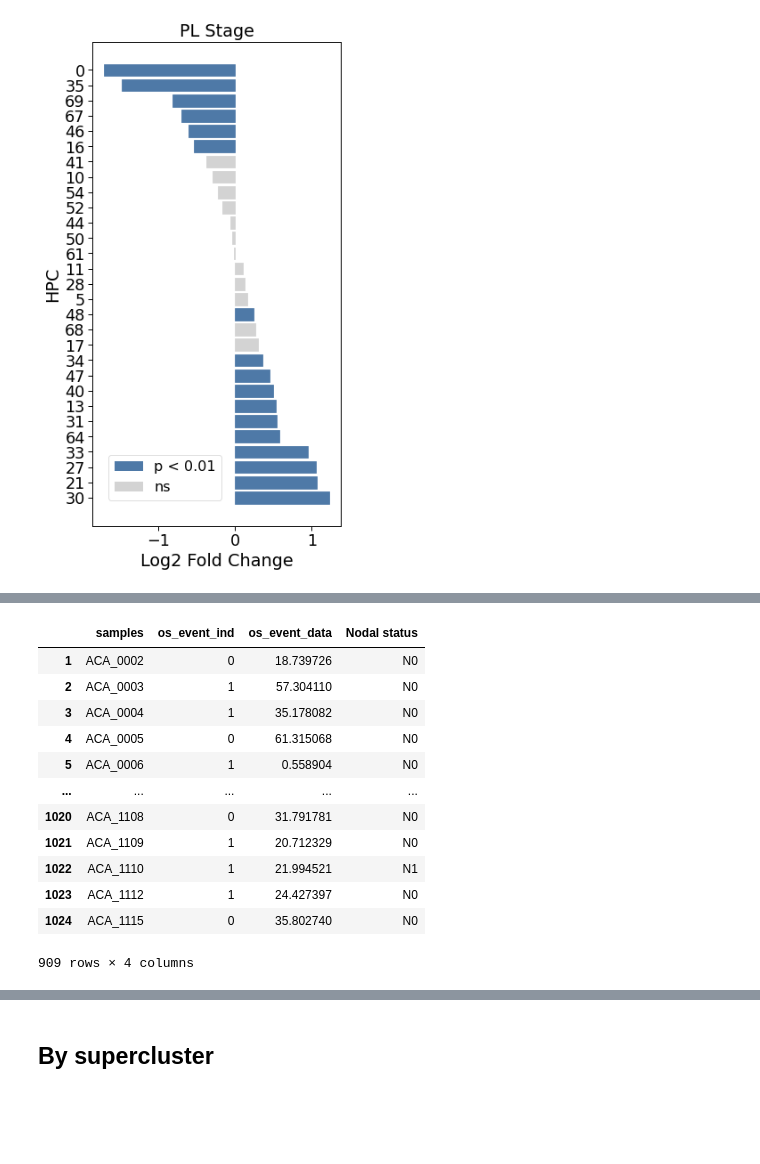
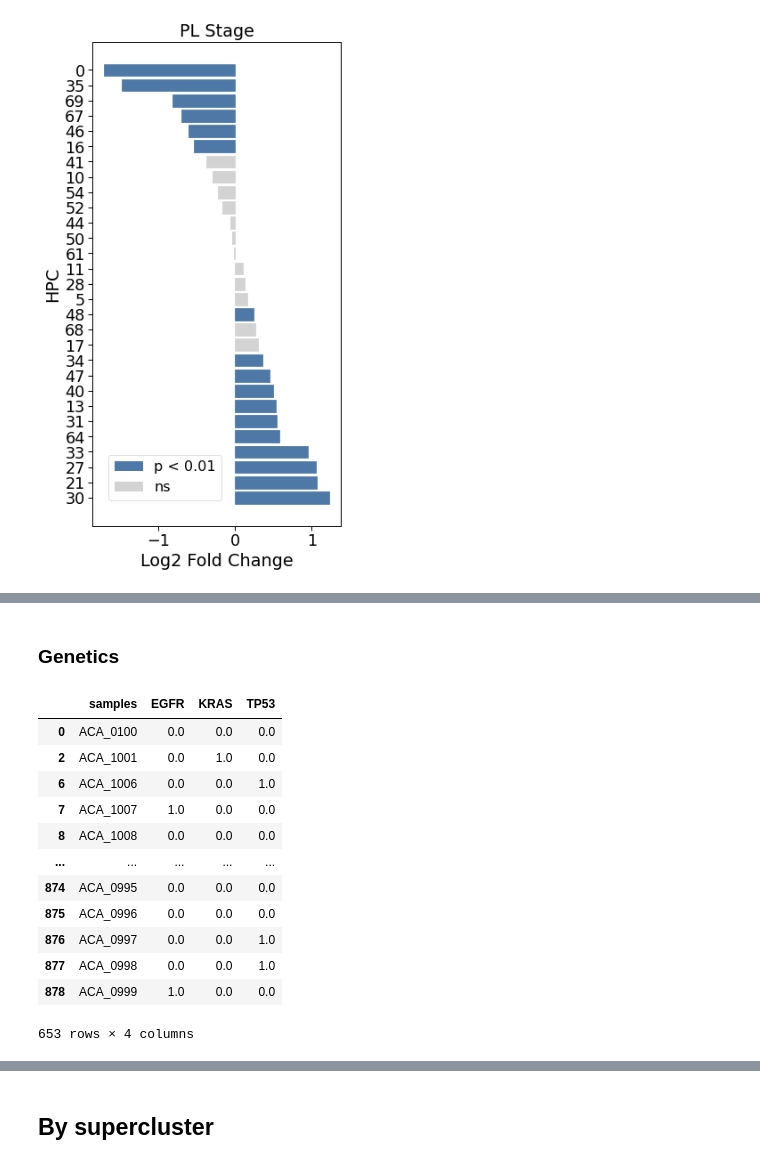
Before and after one commit to K-Rakovic/HPL-LATTICeA, a Jupyter notebook: analysis/clinical-and-survival/clinical/clinical_associations.ipynb, the cells around one changed output, grey strips where cells are left out. Saved outputs shown, nothing was run; the diff lists cells and outputs as text; code cells hidden in the pictures; blank space fills up the shorter version.

```diff
--- a/analysis/clinical-and-survival/clinical/clinical_associations.ipynb
+++ b/analysis/clinical-and-survival/clinical/clinical_associations.ipynb
@@ -359,17 +323,19 @@ array(['index', 'sample_ID', 'Originator', 'Checked', 'Pathology Number',
-# %%
-nodal_df = clinpath_mo[clinpath_mo['Nodal status'].isin(['N0', 'N1', 'N2'])][['samples', 'os_event_ind', 'os_event_data', 'Nodal status']]
-nodal_df
-# %% [output]
-|  | samples | os_event_ind | os_event_data | Nodal status |
-| 1 | ACA_0002 | 0 | 18.739726 | N0 |
-| 2 | ACA_0003 | 1 | 57.304110 | N0 |
-| 3 | ACA_0004 | 1 | 35.178082 | N0 |
-| 4 | ACA_0005 | 0 | 61.315068 | N0 |
-| 5 | ACA_0006 | 1 | 0.558904 | N0 |
-| ... | ... | ... | ... | ... |
-| 1020 | ACA_1108 | 0 | 31.791781 | N0 |
-| 1021 | ACA_1109 | 1 | 20.712329 | N0 |
-| 1022 | ACA_1110 | 1 | 21.994521 | N1 |
-| 1023 | ACA_1112 | 1 | 24.427397 | N0 |
-| 1024 | ACA_1115 | 0 | 35.802740 | N0 |
-909 rows × 4 columns
+# %% [markdown]
+### Genetics
+# %%
+genetics_subset = genetics[['samples', 'EGFR', 'KRAS', 'TP53']].replace({'negative':0, 'positive':1}).dropna()
+genetics_subset
+# %% [output]
+|  | samples | EGFR | KRAS | TP53 |
+| 0 | ACA_0100 | 0.0 | 0.0 | 0.0 |
+| 2 | ACA_1001 | 0.0 | 1.0 | 0.0 |
+| 6 | ACA_1006 | 0.0 | 0.0 | 1.0 |
+| 7 | ACA_1007 | 1.0 | 0.0 | 0.0 |
+| 8 | ACA_1008 | 0.0 | 0.0 | 0.0 |
+| ... | ... | ... | ... | ... |
+| 874 | ACA_0995 | 0.0 | 0.0 | 0.0 |
+| 875 | ACA_0996 | 0.0 | 0.0 | 0.0 |
+| 876 | ACA_0997 | 0.0 | 0.0 | 1.0 |
+| 877 | ACA_0998 | 0.0 | 0.0 | 1.0 |
+| 878 | ACA_0999 | 1.0 | 0.0 | 0.0 |
+653 rows × 4 columns
```
Also changed, not shown: parts of 17 cells of this notebook, 2 other files.
